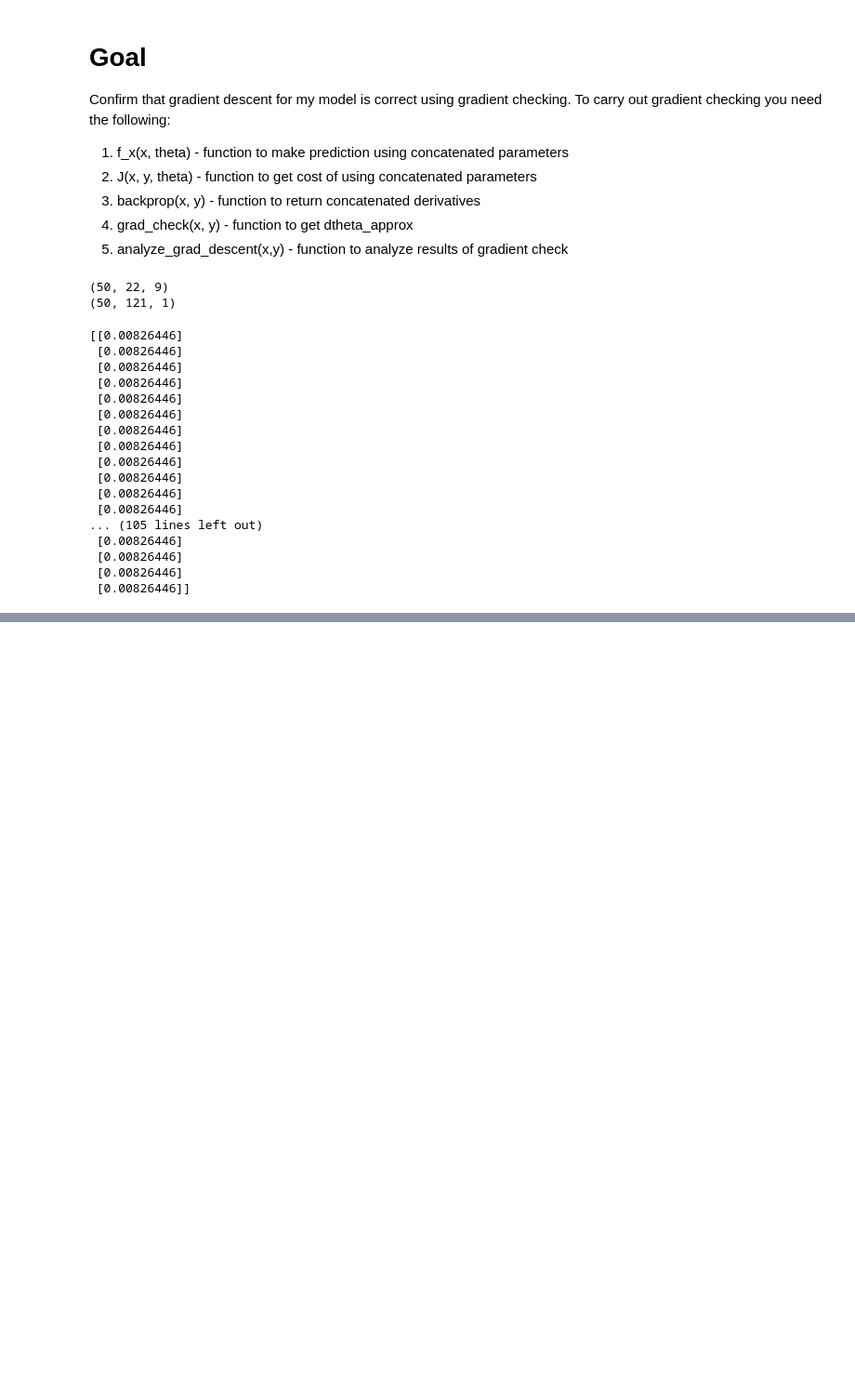
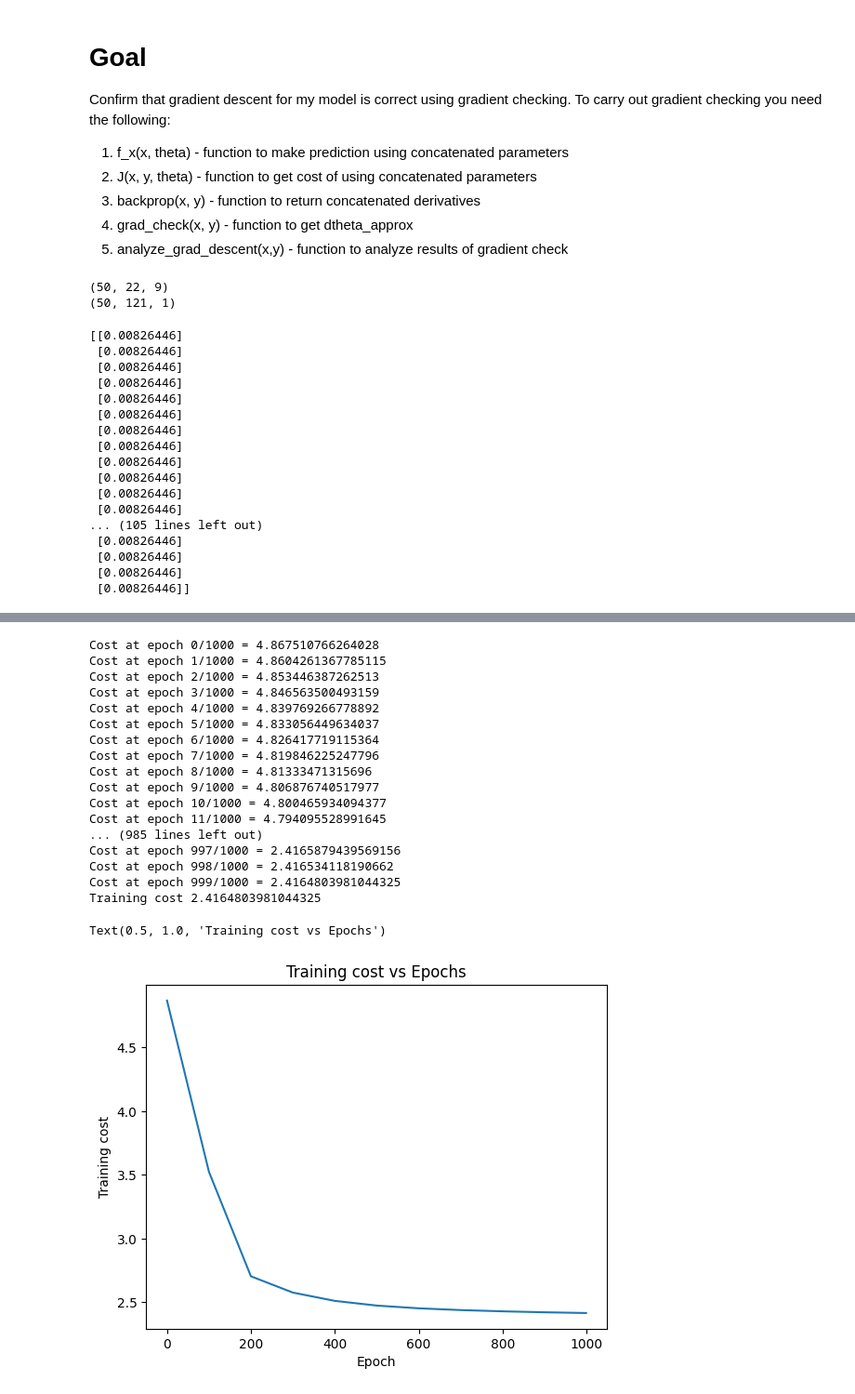
Before and after one commit to romannjoroge/AIEngineering, a Jupyter notebook: Projects/FIFACompetition/grad_check_test.ipynb, the cells around one changed output, grey strips where cells are left out. Shown at 93% size. Saved outputs shown, nothing was run; the diff lists cells and outputs as text; code cells hidden in the pictures; blank space fills up the shorter version.

```diff
--- a/Projects/FIFACompetition/grad_check_test.ipynb
+++ b/Projects/FIFACompetition/grad_check_test.ipynb
@@ -68,11 +161,11 @@ print(f_x(x_i=x_i_example, theta=theta)[0])
  [0.00826446]
  [0.00826446]]
 # %%
-X_example = np.array([
-        np.ones((22,9))
-    ])
-Y_pred, _, _ = predict(
-    X=X_example,
-    theta=np.zeros((2793,))
-)
-print(Y_pred)
+# X_example = np.array([
+#         np.ones((22,9))
+#     ])
+# Y_pred, _, _ = predict(
+#     X=X_example,
+#     theta=np.zeros((2793,))
+# )
+# print(Y_pred)
@@ -259,0 +504,53 @@ Element index 19 in w_2 has dtheta of -0.1260260656918741 and dtheta_approx of -
+# %%
+init_w_1 = rng.random((3,9)) * np.sqrt(2 / 9)
+init_b_1 = np.zeros((3,1))
+init_w_2 = rng.random((1,3)) * np.sqrt(2 / 3)
+init_b_2 = 0
+init_w_3 = rng.random((121, 22)) * np.sqrt(1 / 22)
+init_b_3 = np.zeros((121, 1))
+init_theta = params_to_condensed(
+    w_1=init_w_1,
+    b_1 = init_b_1,
+    w_2=init_w_2,
+    b_2=init_b_2,
+    w_3=init_w_3,
+    b_3=init_b_3
+)
+
+new_w_1, new_b_1, new_w_2, new_b_2, new_w_3, new_b_3, J_train_s = gradient_descent(
+    X=X_train_scaled,
+    Y=Y_train,
+    theta=init_theta,
+    alpha=0.01,
+    num_iters=1000,
+    J_n=100
+)
+
+epochs = [x[0] for x in J_train_s]
+Js = [y[1] for y in J_train_s]
+
+print(f"Training cost {J_train_s[-1][1]}")
+plt.plot(epochs, Js)
+plt.xlabel("Epoch")
+plt.ylabel("Training cost")
+plt.title(f"Training cost vs Epochs")
+# %% [output]
+Cost at epoch 0/1000 = 4.867510766264028
+Cost at epoch 1/1000 = 4.8604261367785115
+Cost at epoch 2/1000 = 4.853446387262513
+Cost at epoch 3/1000 = 4.846563500493159
+Cost at epoch 4/1000 = 4.839769266778892
+Cost at epoch 5/1000 = 4.833056449634037
+Cost at epoch 6/1000 = 4.826417719115364
+Cost at epoch 7/1000 = 4.819846225247796
+Cost at epoch 8/1000 = 4.81333471315696
+Cost at epoch 9/1000 = 4.806876740517977
+Cost at epoch 10/1000 = 4.800465934094377
+Cost at epoch 11/1000 = 4.794095528991645
+... (985 lines left out)
+Cost at epoch 997/1000 = 2.4165879439569156
+Cost at epoch 998/1000 = 2.416534118190662
+Cost at epoch 999/1000 = 2.4164803981044325
+Training cost 2.4164803981044325
+Text(0.5, 1.0, 'Training cost vs Epochs')
+[figure, added]
```
Also changed, not shown: parts of 14 cells of this notebook, 3 other files.
